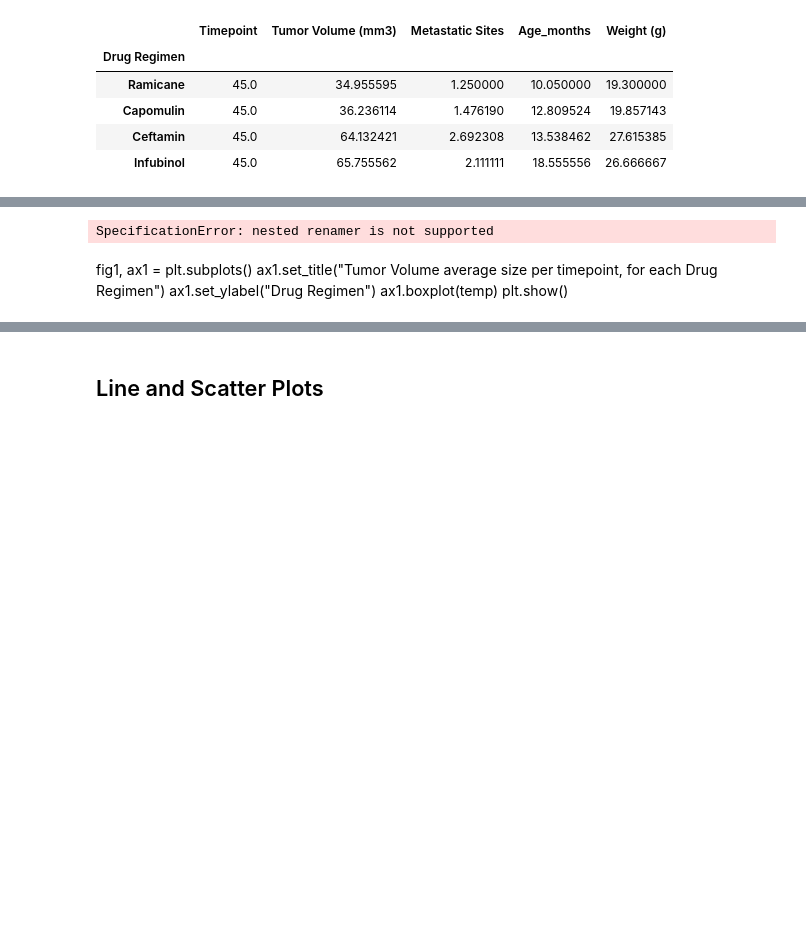
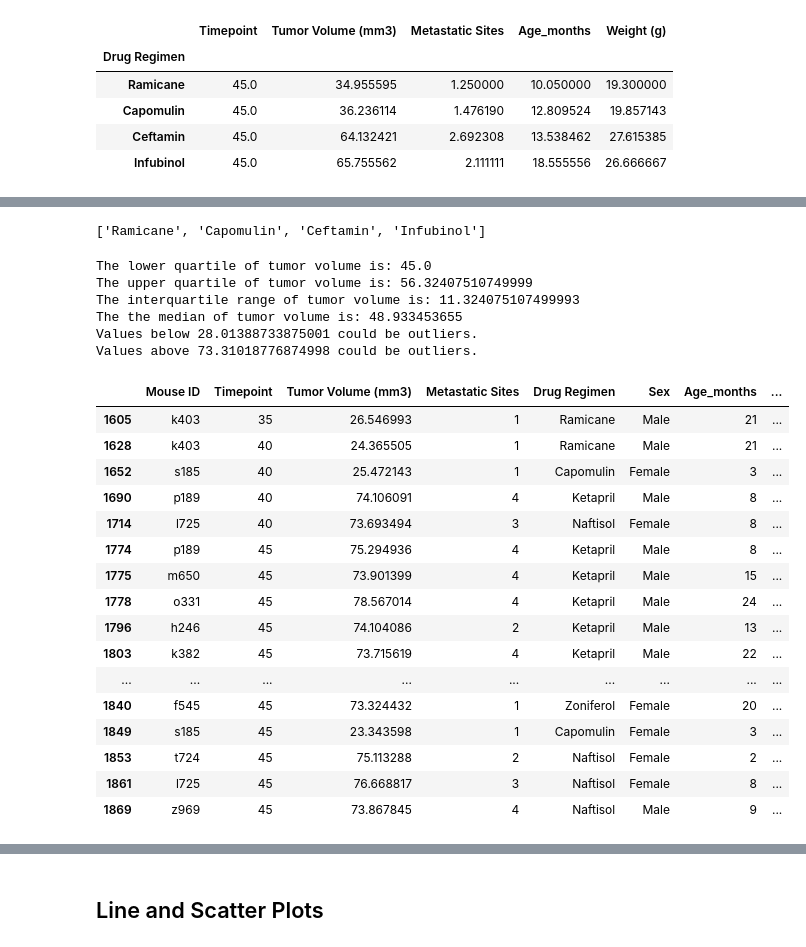
Before and after one commit to IrinaUX/MatPlotLib_hw, a Jupyter notebook: pymaceuticals_starter-Copy6_Statisctics.ipynb, the cells around one changed output, grey strips where cells are left out. Saved outputs shown, nothing was run; the diff lists cells and outputs as text; code cells hidden in the pictures; blank space fills up the shorter version.

Commit message:
Identified drug regimens with at least one outlier - Capomulin and Ramicane.

```diff
--- a/pymaceuticals_starter-Copy6_Statisctics.ipynb
+++ b/pymaceuticals_starter-Copy6_Statisctics.ipynb
@@ -539,21 +484,5 @@ test4_df
-# %%
-# Group df to get values in Tumor Volume sorted
-grouped_final_volume_drug_regimen_test5_df = final_volume_df.groupby('Drug Regimen')
-grouped_final_volume_drug_regimen_test5_df.mean().reset_index()
-sorted_test5_df = mean_grouped_fin_vol_df.reset_index().sort_values(['Tumor Volume (mm3)'], ascending=False)
-#sorted_test5_df = sorted_test5_df
-
-agg_fin_vol_df = sorted_test5_df.groupby('Tumor Volume (mm3)').agg({'Drug Regimen':'unique'})
-
-
-# grouped_final_volume_drug_regimen_df
-# test4_df = mean_grouped_fin_vol_df.reset_index().sort_values(['Tumor Volume (mm3)'], ascending=False)
-# test4_df
-# %% [output]
-SpecificationError: nested renamer is not supported
-# %% [markdown]
-fig1, ax1 = plt.subplots()
-ax1.set_title("Tumor Volume average size per timepoint, for each Drug Regimen")
-ax1.set_ylabel("Drug Regimen")
-ax1.boxplot(temp)
-plt.show()
+# %%
+top4_treatment_regimens = summary_table2_Top4_MostPromisingDrugs.index[:4].to_list()
+top4_treatment_regimens
+# %% [output]
+['Ramicane', 'Capomulin', 'Ceftamin', 'Infubinol']
@@ -559,0 +492,45 @@ plt.show()
+# %%
+# Determine if there are any potential outliers in the drug regimen data
+quartiles = clean_df['Tumor Volume (mm3)'].quantile([.25,.5,.75])
+quartiles
+lowerq = quartiles[0.25]
+upperq = quartiles[0.75]
+iqr = upperq-lowerq
+
+print(f"The lower quartile of tumor volume is: {lowerq}")
+print(f"The upper quartile of tumor volume is: {upperq}")
+print(f"The interquartile range of tumor volume is: {iqr}")
+print(f"The the median of tumor volume is: {quartiles[0.5]} ")
+
+lower_bound = lowerq - (1.5*iqr)
+upper_bound = upperq + (1.5*iqr)
+print(f"Values below {lower_bound} could be outliers.")
+print(f"Values above {upper_bound} could be outliers.")
+
+outlier_tumor_volume = clean_df.loc[(clean_df['Tumor Volume (mm3)'] < lower_bound) \
+                                        | (clean_df['Tumor Volume (mm3)'] > upper_bound)]
+outlier_tumor_volume
+# %% [output]
+The lower quartile of tumor volume is: 45.0
+The upper quartile of tumor volume is: 56.32407510749999
+The interquartile range of tumor volume is: 11.324075107499993
+The the median of tumor volume is: 48.933453655
+Values below 28.01388733875001 could be outliers.
+Values above 73.31018776874998 could be outliers.
+|  | Mouse ID | Timepoint | Tumor Volume (mm3) | Metastatic Sites | Drug Regimen | Sex | Age_months | ... |
+| 1605 | k403 | 35 | 26.546993 | 1 | Ramicane | Male | 21 | ... |
+| 1628 | k403 | 40 | 24.365505 | 1 | Ramicane | Male | 21 | ... |
+| 1652 | s185 | 40 | 25.472143 | 1 | Capomulin | Female | 3 | ... |
+| 1690 | p189 | 40 | 74.106091 | 4 | Ketapril | Male | 8 | ... |
+| 1714 | l725 | 40 | 73.693494 | 3 | Naftisol | Female | 8 | ... |
+| 1774 | p189 | 45 | 75.294936 | 4 | Ketapril | Male | 8 | ... |
+| 1775 | m650 | 45 | 73.901399 | 4 | Ketapril | Male | 15 | ... |
+| 1778 | o331 | 45 | 78.567014 | 4 | Ketapril | Male | 24 | ... |
+| 1796 | h246 | 45 | 74.104086 | 2 | Ketapril | Male | 13 | ... |
+| 1803 | k382 | 45 | 73.715619 | 4 | Ketapril | Male | 22 | ... |
+| ... | ... | ... | ... | ... | ... | ... | ... | ... |
+| 1840 | f545 | 45 | 73.324432 | 1 | Zoniferol | Female | 20 | ... |
+| 1849 | s185 | 45 | 23.343598 | 1 | Capomulin | Female | 3 | ... |
+| 1853 | t724 | 45 | 75.113288 | 2 | Naftisol | Female | 2 | ... |
+| 1861 | l725 | 45 | 76.668817 | 3 | Naftisol | Female | 8 | ... |
+| 1869 | z969 | 45 | 73.867845 | 4 | Naftisol | Male | 9 | ... |
```
Also changed, not shown: parts of 13 cells of this notebook, 11 other files.
